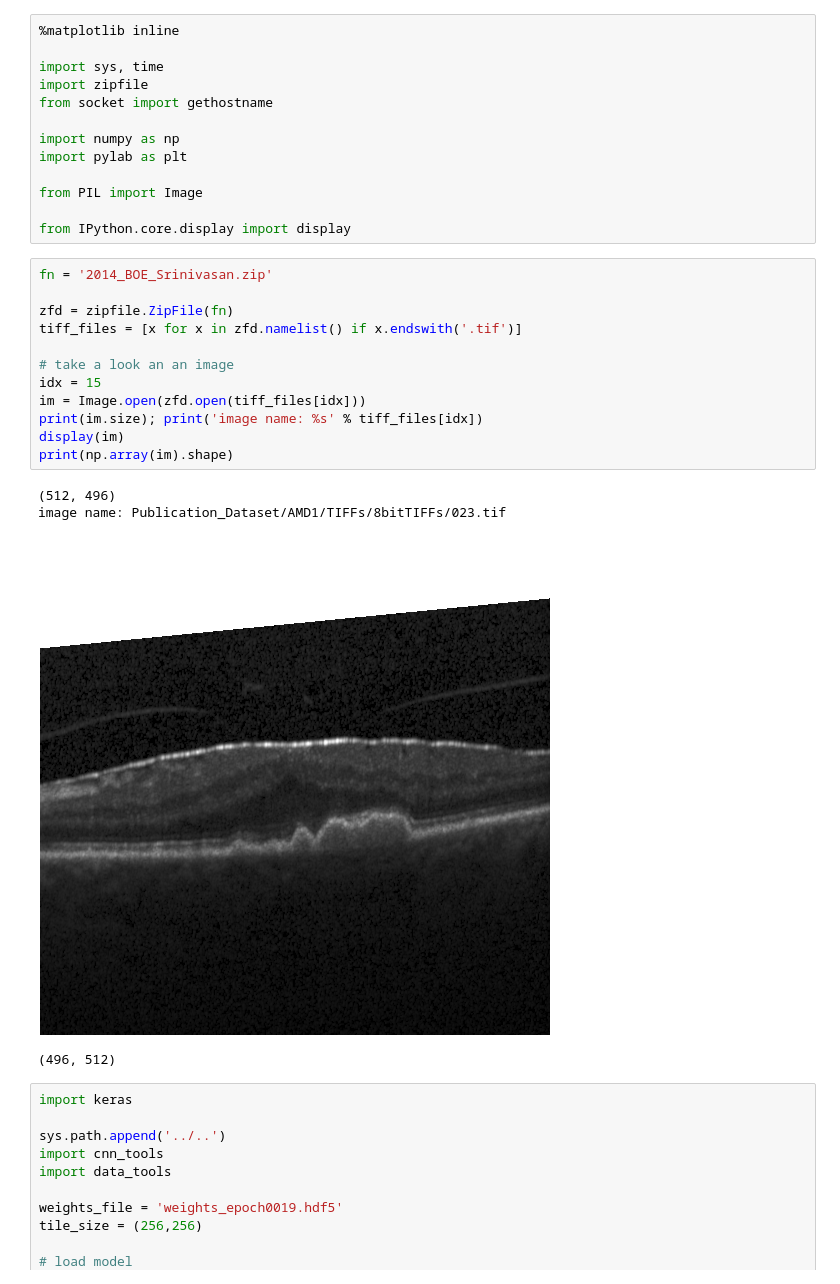
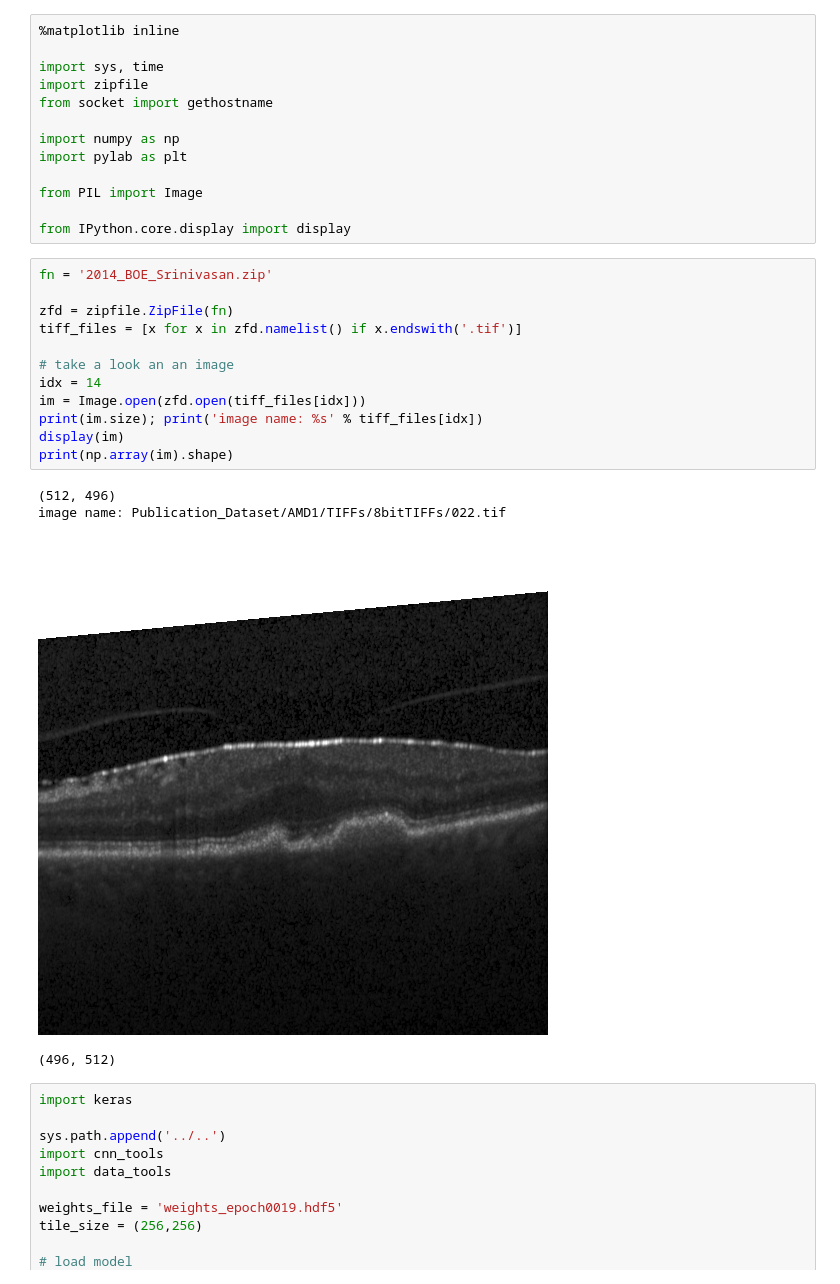
Before and after one commit to mjpekala/bio-segmentation-dense, a Jupyter notebook: Examples/OCT_Small/oct_duke.ipynb, the cells around one changed output. Drawn from its saved outputs; the diff is of its cells as text.

```diff
--- a/Examples/OCT_Small/oct_duke.ipynb
+++ b/Examples/OCT_Small/oct_duke.ipynb
@@ -23,19 +23,19 @@ from IPython.core.display import display
 # %%
 fn = '2014_BOE_Srinivasan.zip'
 
 zfd = zipfile.ZipFile(fn)
 tiff_files = [x for x in zfd.namelist() if x.endswith('.tif')]
 
 # take a look an an image
-idx = 15
+idx = 14
 im = Image.open(zfd.open(tiff_files[idx]))
 print(im.size); print('image name: %s' % tiff_files[idx])
 display(im)
 print(np.array(im).shape)
 # %% [output]
 (512, 496)
-image name: Publication_Dataset/AMD1/TIFFs/8bitTIFFs/023.tif
+image name: Publication_Dataset/AMD1/TIFFs/8bitTIFFs/022.tif
-[figure, old version]
+[figure, new version]
 (496, 512)
 # %%
 import keras
```
